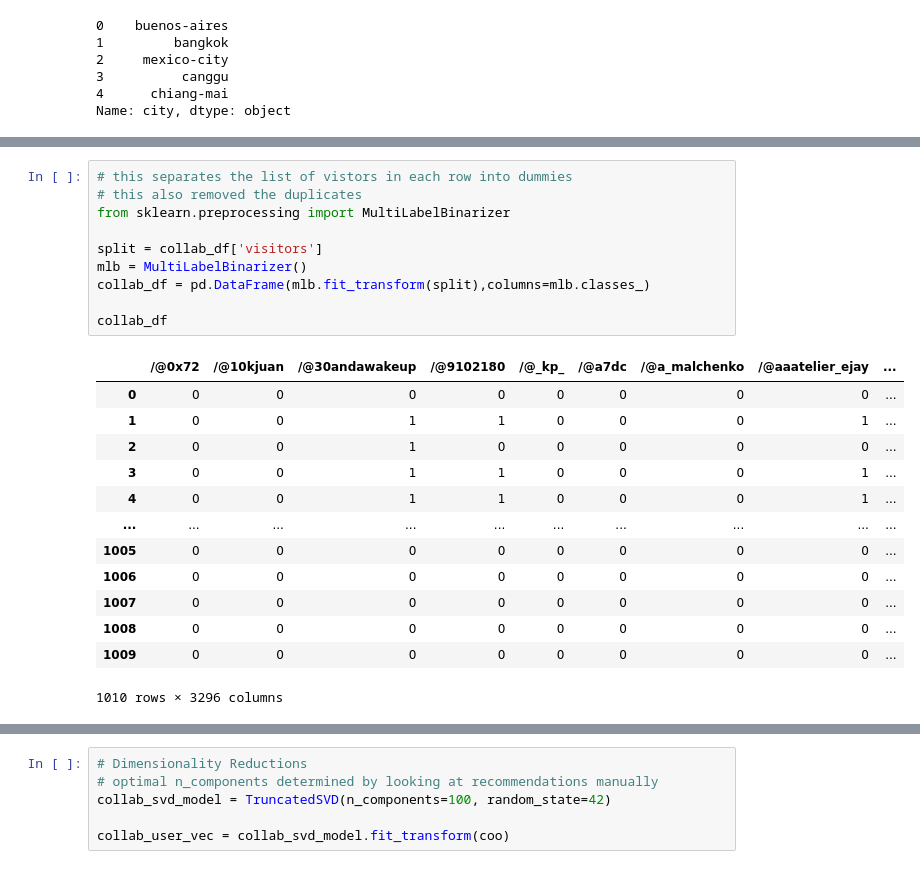
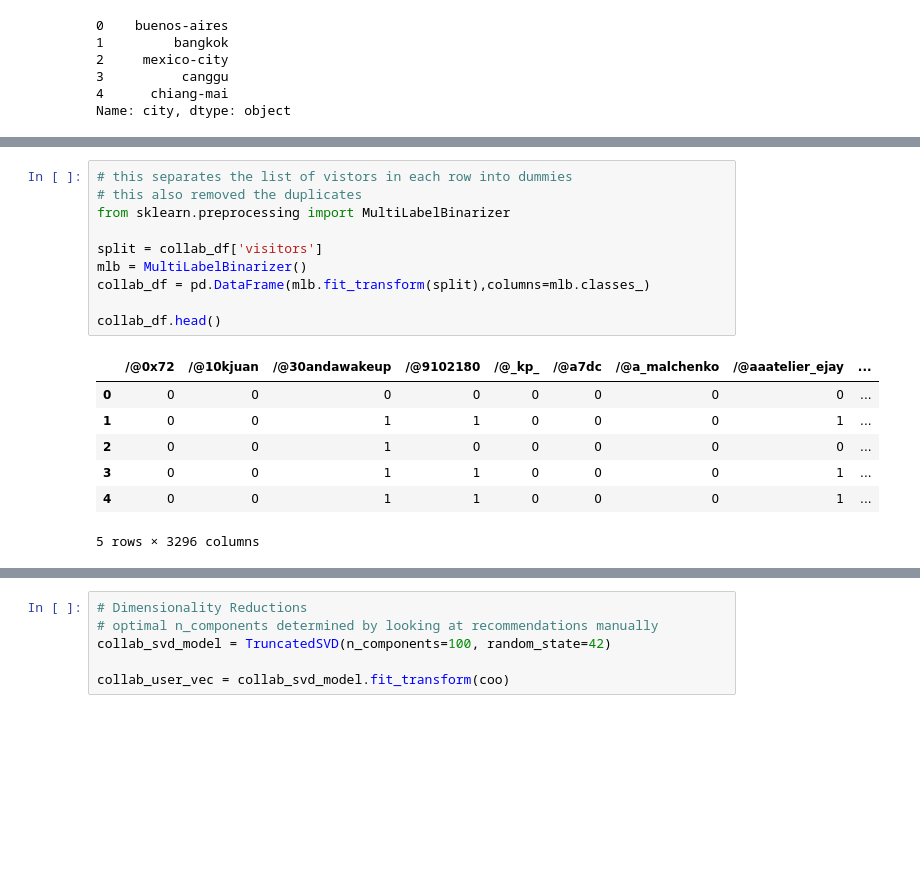
Before and after one commit to adrianrlaus/datascience-project-where_to_go_next, a Jupyter notebook: Where_To_Go_Next/where_to_go_next_modeling.ipynb, the cells around one changed output, grey strips where cells are left out. Cells and saved outputs as stored; diff of their text form; blank space fills up the shorter version.

```diff
--- a/Where_To_Go_Next/where_to_go_next_modeling.ipynb
+++ b/Where_To_Go_Next/where_to_go_next_modeling.ipynb
@@ -120,27 +94,21 @@ collab_df
 # %%
 # this separates the list of vistors in each row into dummies
 # this also removed the duplicates
 from sklearn.preprocessing import MultiLabelBinarizer
 
 split = collab_df['visitors']
 mlb = MultiLabelBinarizer()
 collab_df = pd.DataFrame(mlb.fit_transform(split),columns=mlb.classes_)
 
-collab_df
+collab_df.head()
 # %% [output]
 |  | /@0x72 | /@10kjuan | /@30andawakeup | /@9102180 | /@_kp_ | /@a7dc | /@a_malchenko | /@aaatelier_ejay | ... |
 | 0 | 0 | 0 | 0 | 0 | 0 | 0 | 0 | 0 | ... |
 | 1 | 0 | 0 | 1 | 1 | 0 | 0 | 0 | 1 | ... |
 | 2 | 0 | 0 | 1 | 0 | 0 | 0 | 0 | 0 | ... |
 | 3 | 0 | 0 | 1 | 1 | 0 | 0 | 0 | 1 | ... |
 | 4 | 0 | 0 | 1 | 1 | 0 | 0 | 0 | 1 | ... |
-| ... | ... | ... | ... | ... | ... | ... | ... | ... | ... |
-| 1005 | 0 | 0 | 0 | 0 | 0 | 0 | 0 | 0 | ... |
-| 1006 | 0 | 0 | 0 | 0 | 0 | 0 | 0 | 0 | ... |
-| 1007 | 0 | 0 | 0 | 0 | 0 | 0 | 0 | 0 | ... |
-| 1008 | 0 | 0 | 0 | 0 | 0 | 0 | 0 | 0 | ... |
-| 1009 | 0 | 0 | 0 | 0 | 0 | 0 | 0 | 0 | ... |
-1010 rows × 3296 columns
+5 rows × 3296 columns
 # %%
 # swap rows and columns
 # user by city
```
Also changed, not shown: parts of 7 cells of this notebook, 1 other file.
